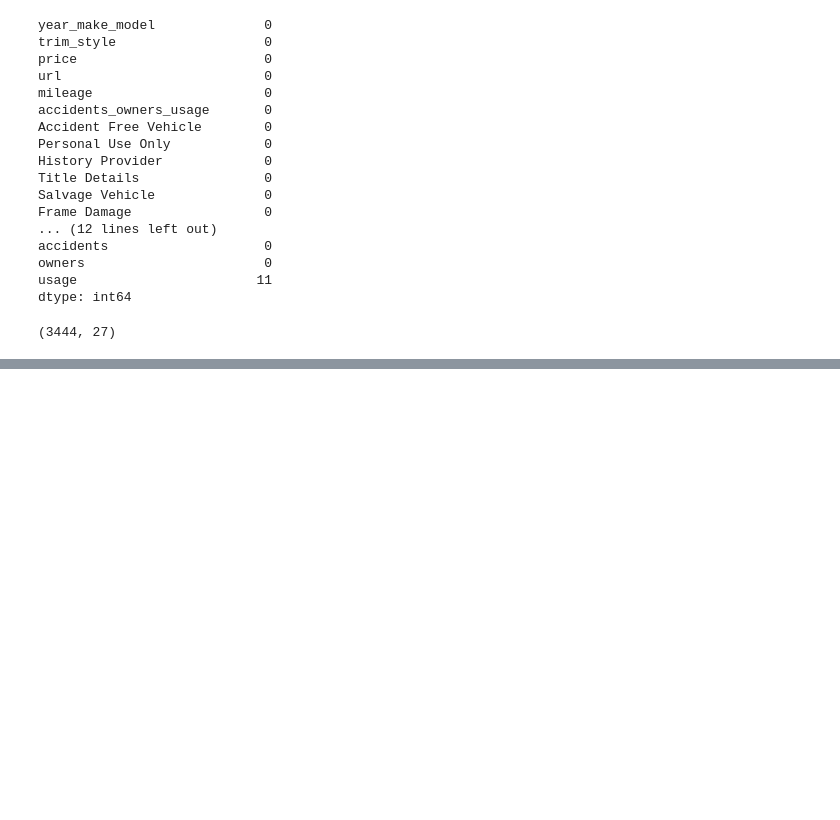
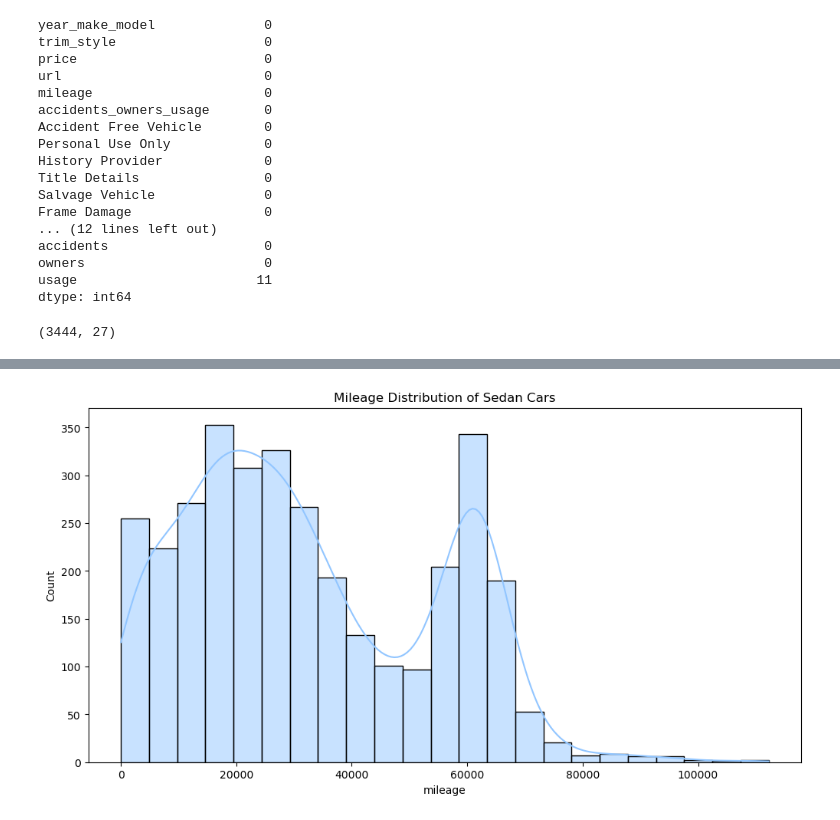
Before and after one commit to lfigil/car_scraper, a Jupyter notebook: car_scraper_web_v2.ipynb, the cells around one changed output, grey strips where cells are left out. Cells and saved outputs as stored; diff of their text form; code cells hidden in the pictures; blank space fills up the shorter version.

```diff
--- a/car_scraper_web_v2.ipynb
+++ b/car_scraper_web_v2.ipynb
@@ -540,0 +626,6 @@ suv_filtered_df.to_csv("vehicle_data/sedan_clean.csv", index=False)
+# %%
+ax = sns.histplot(data=sedan_df, x='mileage', kde='True')
+plt.title('Mileage Distribution of Sedan Cars')
+plt.show()
+# %% [output]
+[figure, added]
```
Also changed, not shown: parts of 13 cells of this notebook, 23 other files.
